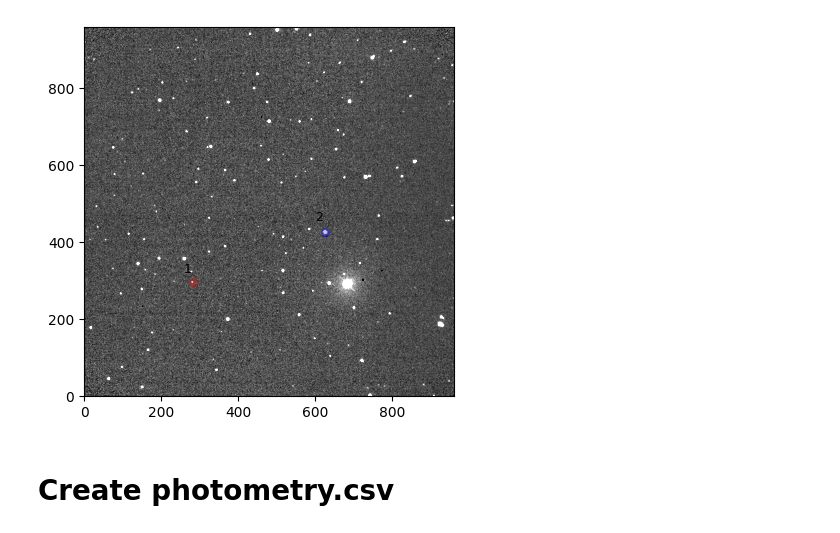
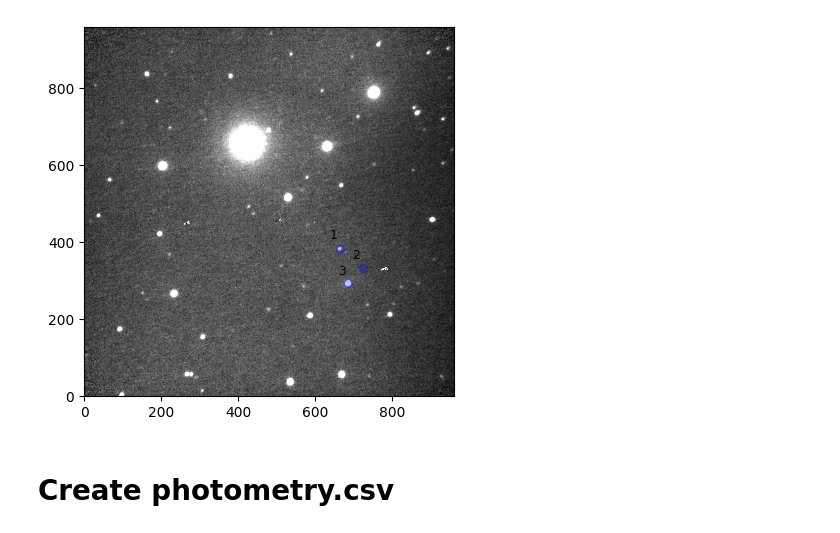
Before and after one commit to DBernardes/Tools-for-the-MOPTOP-pipeline-products, a Jupyter notebook: photometry_extraction.ipynb, the cells around one changed output. Saved outputs shown, nothing was run; the diff lists cells and outputs as text; code cells hidden in the pictures.

```diff
--- a/photometry_extraction.ipynb
+++ b/photometry_extraction.ipynb
@@ -9,25 +9,20 @@ import numpy as np
 from photometry import Photometry
 from copy import copy
 
-star_name = "GRB 230818A"
-experiment = "all data"
+star_name = "GRB 1149293"
 _set = "first"
 camera = 3
-max_box_size = 20
 src_path = os.path.join(
     "..",
     "Pol charact MOPTOP",
     "Scientific objects",
     star_name,
-    experiment,
     f"{_set} set",
-    "combined images",
-    "2 positions",
     star_name,
 )
 
 
-file = os.path.join(src_path, f"4_e_20230818_5_2_1_1.fits")
+file = os.path.join(src_path, os.listdir(src_path)[0])
 image = fits.getdata(file)
 median = np.median(image)
 std = np.median(np.abs(image - median))
@@ -35,7 +30,7 @@ plt.imshow(
     image, vmax=median + 7 * std, vmin=median - 3 * std, origin="lower", cmap="gray"
 )
 
-csv_file = os.path.join(src_path, "..", "..", "setup", f"objects coordinates.csv")
+csv_file = os.path.join(src_path, "..", "setup", f"objects coordinates.csv")
 df = pd.read_csv(csv_file)
 objects = {
     "name": df["name"],
@@ -43,7 +38,7 @@ objects = {
     "dec": df[f"dec_cam{camera}"],
 }
 objects = pd.DataFrame.from_dict(objects)
-phot = Photometry(file, objects, max_box_size)
+phot = Photometry(file, objects)
 phot.reset_object_coords()
 for idx, _object in enumerate(phot.obj_list):
     name, x, y = _object.name, _object.xcoord, _object.ycoord
@@ -62,4 +57,4 @@ Set MJD-END to 60174.980746 from DATE-END'. [astropy.wcs.wcs]
-[figure, old version]
+[figure, new version]
 # %% [markdown]
 # Create photometry.csv
 # %%
```
Also changed, not shown: parts of 3 cells of this notebook, 7 other files.
